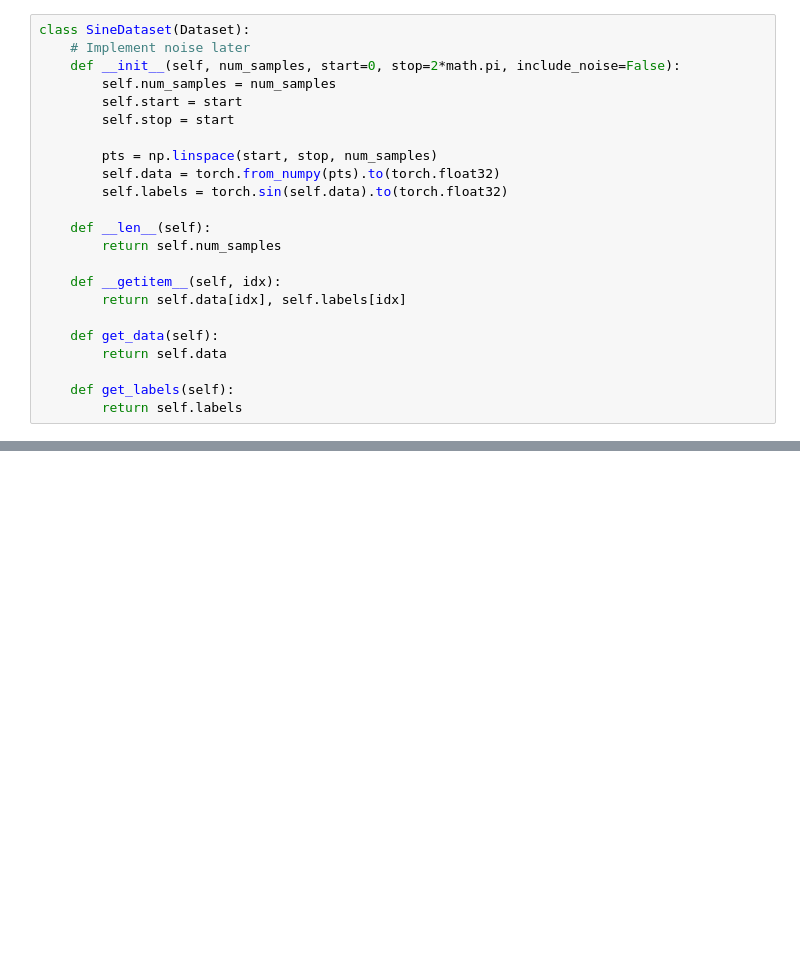
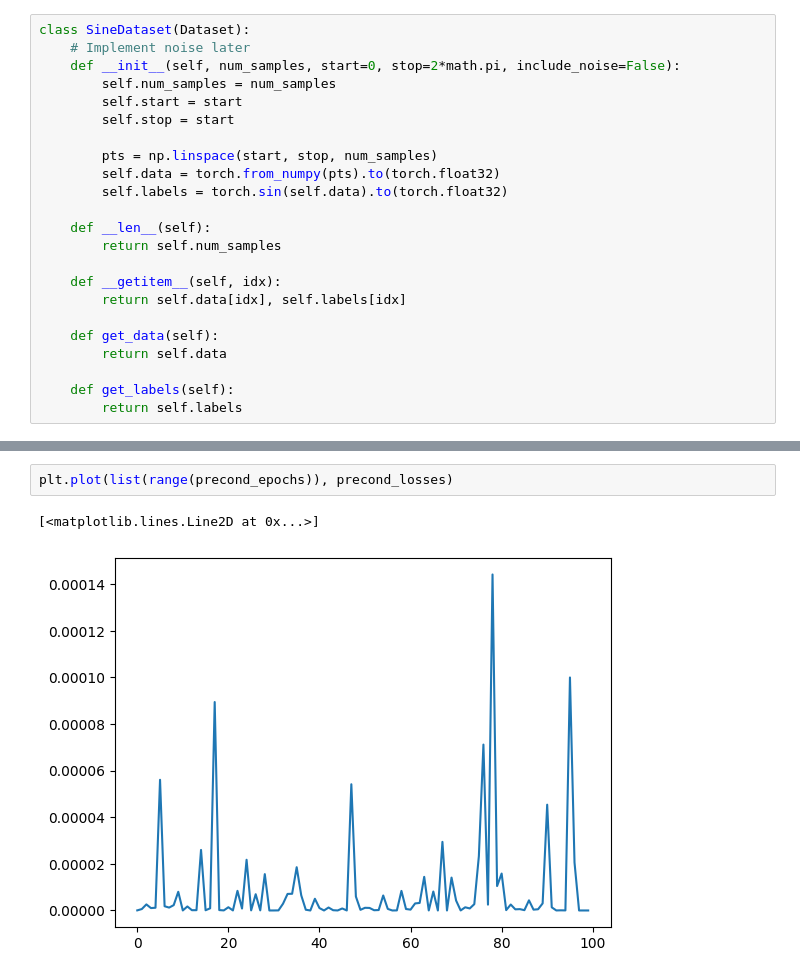
Before and after one commit to AS0berle/generalization-preconditioning, a Jupyter notebook: initial_exploration/exploration.ipynb, the cells around one changed output, grey strips where cells are left out. Cells and saved outputs as stored; diff of their text form; blank space fills up the shorter version.

```diff
--- a/initial_exploration/exploration.ipynb
+++ b/initial_exploration/exploration.ipynb
@@ -178,0 +279,5 @@ Done!
+# %%
+plt.plot(list(range(precond_epochs)), precond_losses)
+# %% [output]
+[<matplotlib.lines.Line2D at 0x...>]
+[figure, added]
```
Also changed, not shown: parts of 8 cells of this notebook.
